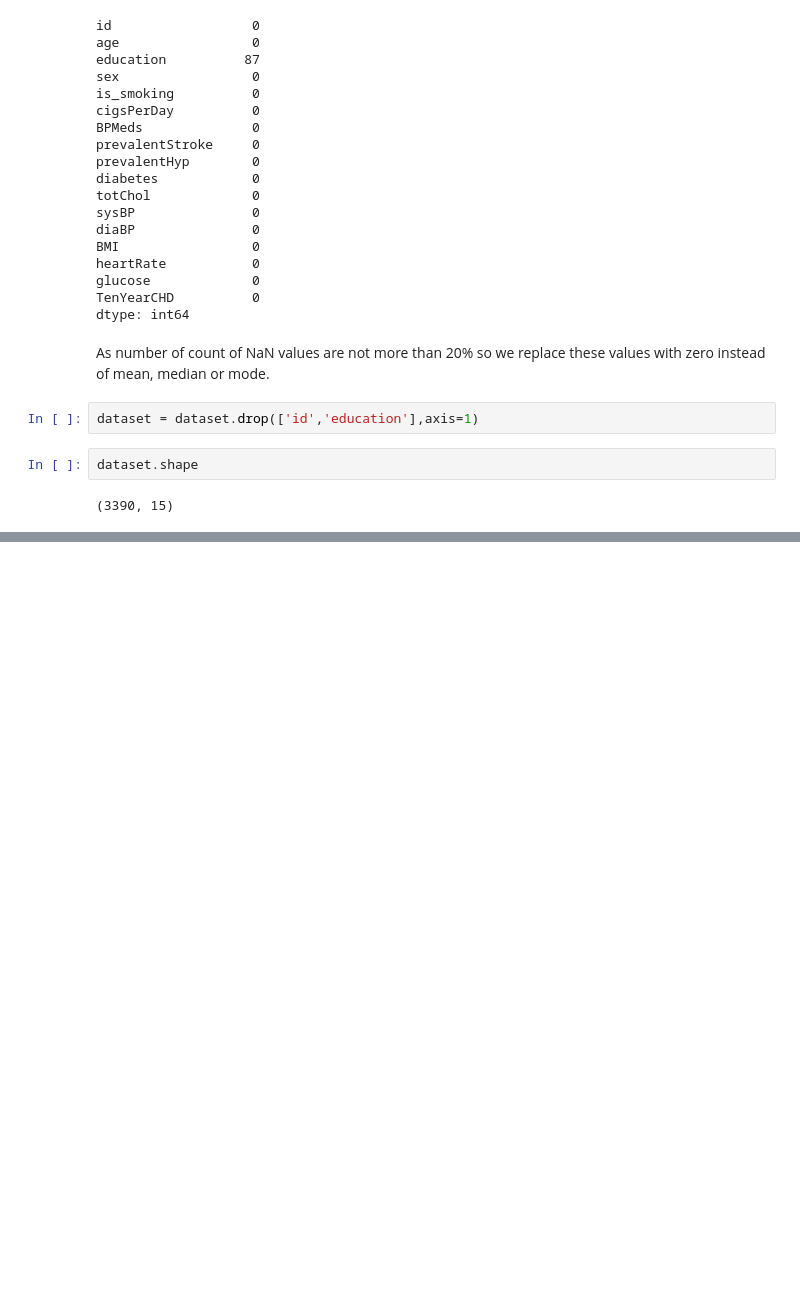
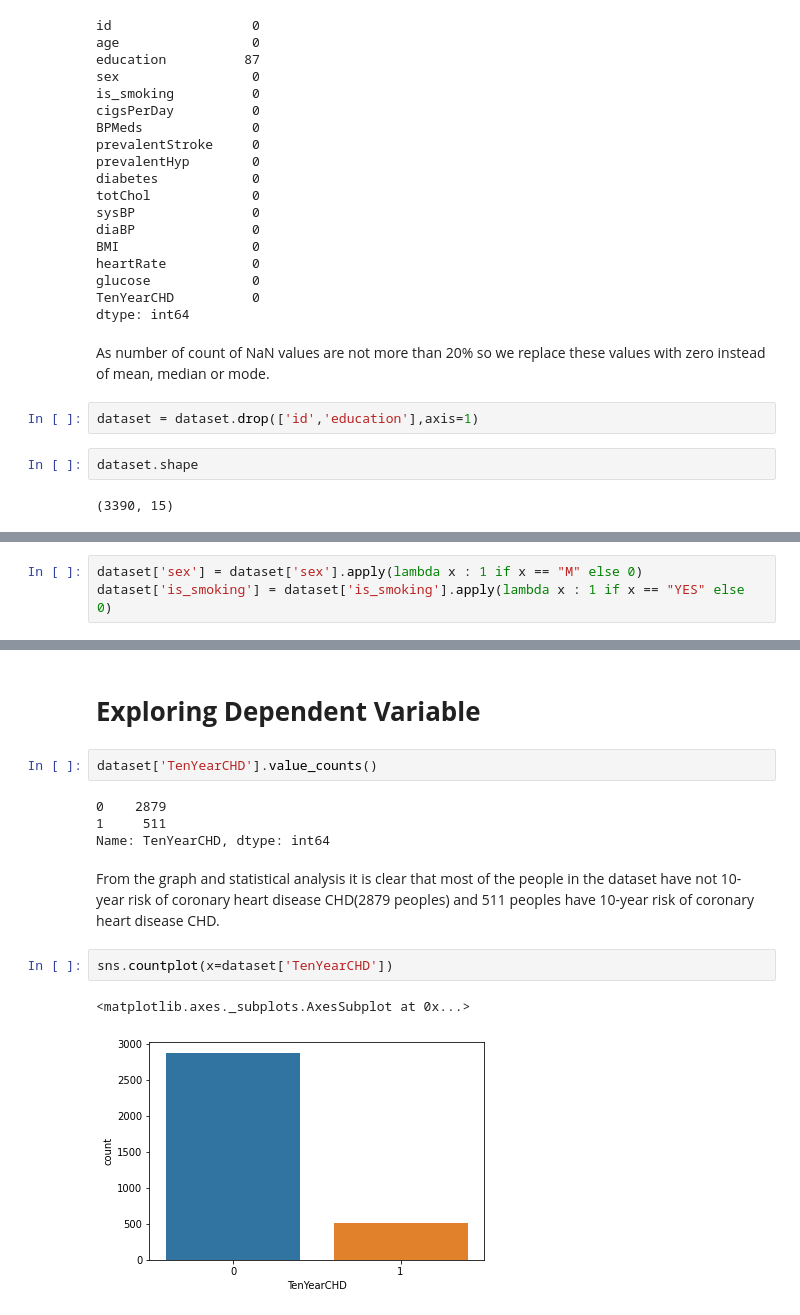
Before and after one commit to pmgumble/Cardiovascular-Risk-Prediction, a Jupyter notebook: Pratik_M_Gumble_Cardiovascular_Risk_Prediction.ipynb, the cells around one changed output, grey strips where cells are left out. Drawn from its saved outputs; the diff is of its cells as text; blank space fills up the shorter version.

```diff
--- a/Pratik_M_Gumble_Cardiovascular_Risk_Prediction.ipynb
+++ b/Pratik_M_Gumble_Cardiovascular_Risk_Prediction.ipynb
@@ -216,0 +235,3 @@ dataset.describe(include='all')
+# %%
+dataset['sex'] = dataset['sex'].apply(lambda x : 1 if x == "M" else 0)
+dataset['is_smoking'] = dataset['is_smoking'].apply(lambda x : 1 if x == "YES" else 0)
@@ -216,0 +252,15 @@ dataset.describe(include='all')
+# %% [markdown]
+# **Exploring Dependent Variable**
+# %%
+dataset['TenYearCHD'].value_counts()
+# %% [output]
+0    2879
+1     511
+Name: TenYearCHD, dtype: int64
+# %% [markdown]
+From the graph and statistical analysis it is clear that most of the people in the dataset have not 10-year risk of coronary heart disease CHD(2879 peoples) and 511 peoples have 10-year risk of coronary heart disease CHD.
+# %%
+sns.countplot(x=dataset['TenYearCHD'])
+# %% [output]
+<matplotlib.axes._subplots.AxesSubplot at 0x...>
+[figure, added]
```
Also changed, not shown: parts of 32 cells of this notebook.
